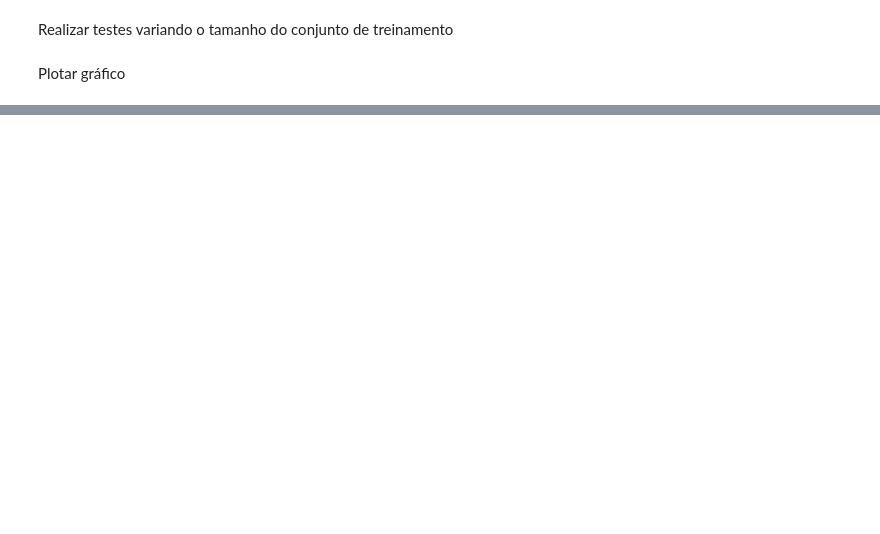
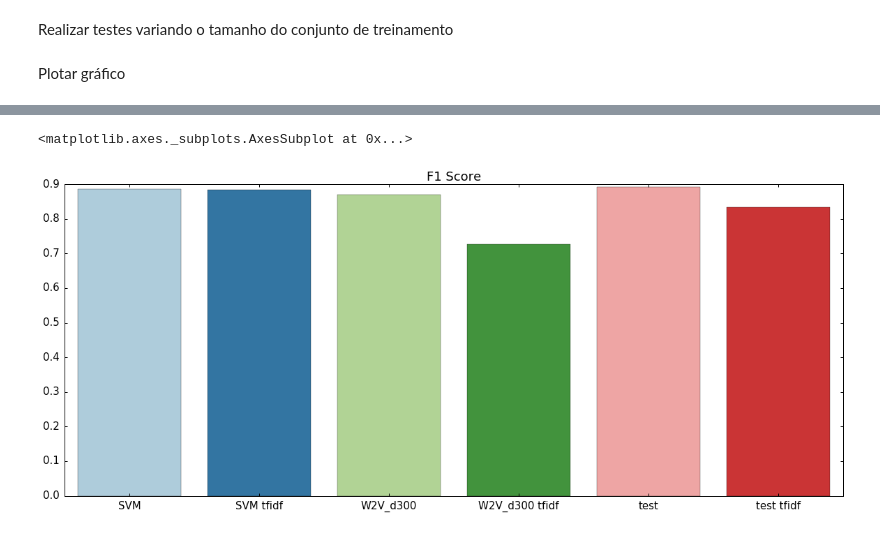
Before and after one commit to eduardogc8/qa-chave, a Jupyter notebook: benchmarking_qc.ipynb, the cells around one changed output, grey strips where cells are left out. Saved outputs shown, nothing was run; the diff lists cells and outputs as text; code cells hidden in the pictures; blank space fills up the shorter version.

```diff
--- a/benchmarking_qc.ipynb
+++ b/benchmarking_qc.ipynb
@@ -326,0 +380,20 @@ fig.set(ylabel="accuracy")
+# %%
+from sklearn.cross_validation import StratifiedShuffleSplit
+from sklearn.metrics import accuracy_score, f1_score, precision_score, recall_score, classification_report, confusion_matrix
+
+sss = StratifiedShuffleSplit(y, n_iter=1, test_size=0.2, random_state=0)
+
+scores2 = []
+for model_name in all_models:
+    model = all_models[model_name]
+    measures = {'f1':[], 'precision':[], 'recall':[], 'accuracy':[]}
+    for train_idx, test_idx in sss:
+        X_train, X_test, y_train, y_test = X[train_idx], X[test_idx], y[train_idx], y[test_idx]
+        model.fit(X_train, y_train)
+        y_pred = model.predict(X_test)
+        measures['f1'].append(f1_score(y_test, y_pred, average="macro"))
+        measures['precision'].append(precision_score(y_test, y_pred, average="macro"))
+        measures['recall'].append(recall_score(y_test, y_pred, average="macro"))
+        measures['accuracy'].append(accuracy_score(y_test, y_pred))
+    scores2.append((model_name, np.mean(measures['f1']), np.mean(measures['precision']), np.mean(measures['recall']), np.mean(measures['accuracy'])))
+print tabulate(scores2, floatfmt=".4f", headers=("Model", 'F1 Score', 'Precision', 'Recall', 'Accuracy'))
@@ -326,0 +409,7 @@ fig.set(ylabel="accuracy")
+# %%
+plt.figure(figsize=(20, 8))
+plt.axes().set_title('F1 Score')
+sns.barplot(x=[score[0] for score in scores2], y=[score[1] for score in scores2])
+# %% [output]
+<matplotlib.axes._subplots.AxesSubplot at 0x...>
+[figure, added]
```
Also changed, not shown: parts of 41 cells of this notebook.
